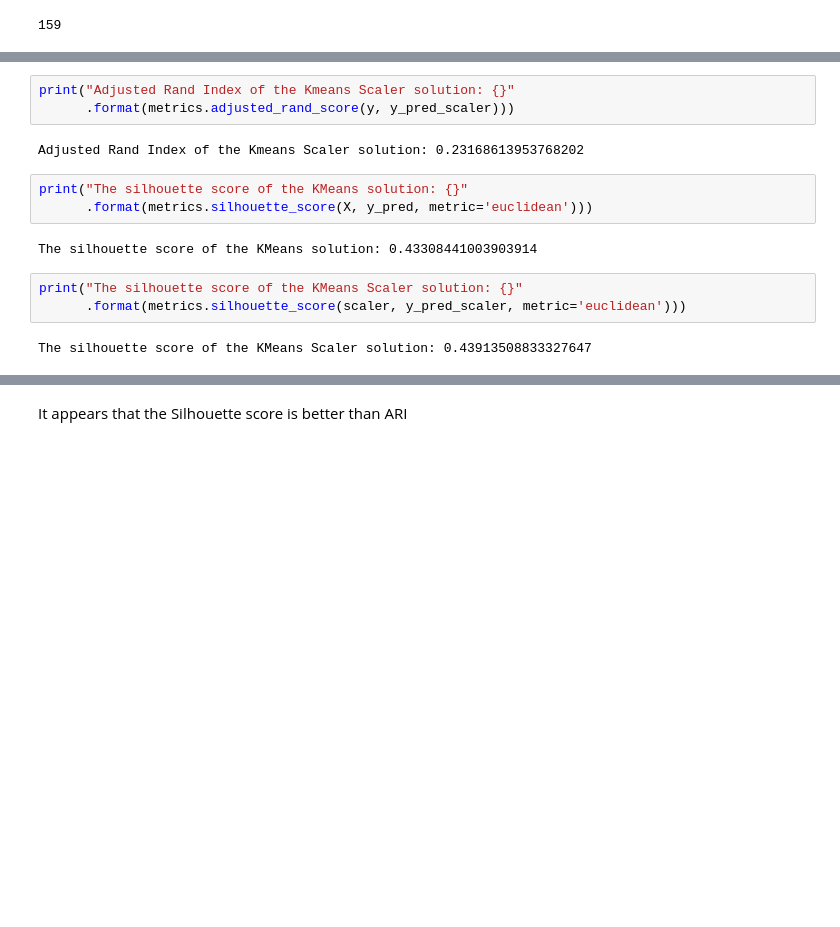
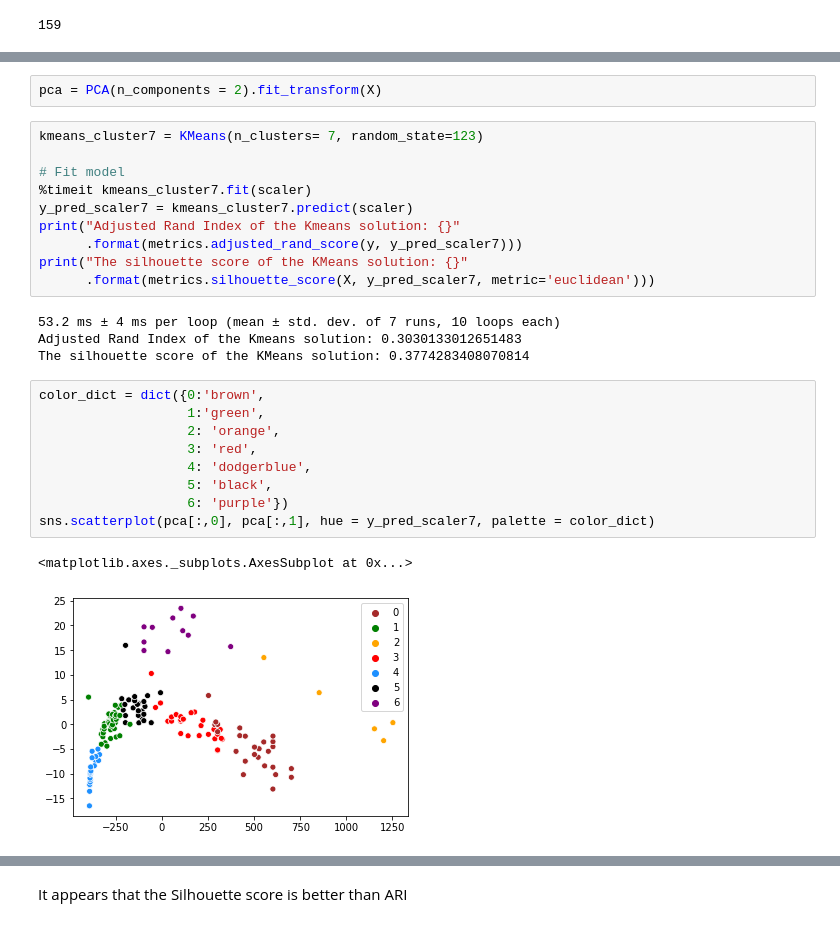
Before and after one commit to iamkkdev/Thinkful-github, a Jupyter notebook: UnsupCap1.ipynb, the cells around one changed output, grey strips where cells are left out. Cells and saved outputs as stored; diff of their text form; blank space fills up the shorter version.

```diff
--- a/UnsupCap1.ipynb
+++ b/UnsupCap1.ipynb
@@ -150,15 +108,28 @@ Adjusted Rand Index of the Kmeans solution: 0.23168613953768202
-# %%
-print("Adjusted Rand Index of the Kmeans Scaler solution: {}"
-      .format(metrics.adjusted_rand_score(y, y_pred_scaler)))
-# %% [output]
-Adjusted Rand Index of the Kmeans Scaler solution: 0.23168613953768202
-# %%
-print("The silhouette score of the KMeans solution: {}"
-      .format(metrics.silhouette_score(X, y_pred, metric='euclidean')))
-# %% [output]
-The silhouette score of the KMeans solution: 0.43308441003903914
-# %%
-print("The silhouette score of the KMeans Scaler solution: {}"
-      .format(metrics.silhouette_score(scaler, y_pred_scaler, metric='euclidean')))
-# %% [output]
-The silhouette score of the KMeans Scaler solution: 0.43913508833327647
+# %%
+pca = PCA(n_components = 2).fit_transform(X)
+# %%
+kmeans_cluster7 = KMeans(n_clusters= 7, random_state=123)
+
+# Fit model
+%timeit kmeans_cluster7.fit(scaler)
+y_pred_scaler7 = kmeans_cluster7.predict(scaler)
+print("Adjusted Rand Index of the Kmeans solution: {}"
+      .format(metrics.adjusted_rand_score(y, y_pred_scaler7)))
+print("The silhouette score of the KMeans solution: {}"
+      .format(metrics.silhouette_score(X, y_pred_scaler7, metric='euclidean')))
+# %% [output]
+53.2 ms ± 4 ms per loop (mean ± std. dev. of 7 runs, 10 loops each)
+Adjusted Rand Index of the Kmeans solution: 0.3030133012651483
+The silhouette score of the KMeans solution: 0.3774283408070814
+# %%
+color_dict = dict({0:'brown',
+                   1:'green',
+                   2: 'orange',
+                   3: 'red',
+                   4: 'dodgerblue',
+                   5: 'black',
+                   6: 'purple'})
+sns.scatterplot(pca[:,0], pca[:,1], hue = y_pred_scaler7, palette = color_dict)
+# %% [output]
+<matplotlib.axes._subplots.AxesSubplot at 0x...>
+[figure, added]
```
Also changed, not shown: parts of 40 cells of this notebook.
